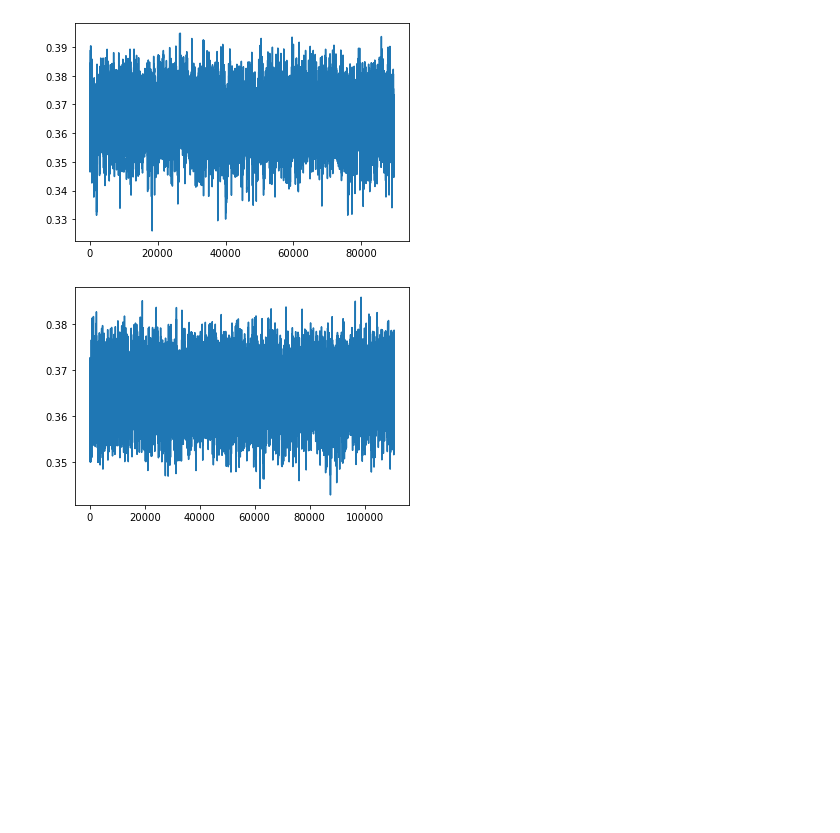
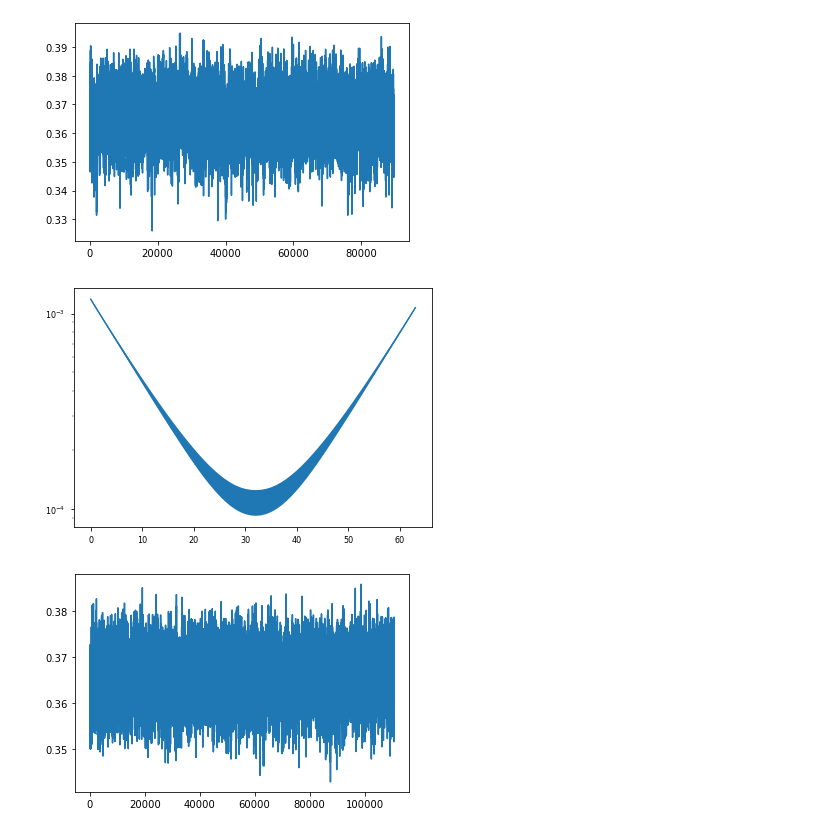
Before and after one commit to jannisgebbo/langevinA, a Jupyter notebook: jupyter_notebooks/ModelG_spectral_function.ipynb, the cells around one changed output. Drawn from its saved outputs; the diff is of its cells as text; code cells hidden in the pictures; blank space fills up the shorter version.

```diff
--- a/jupyter_notebooks/ModelG_spectral_function.ipynb
+++ b/jupyter_notebooks/ModelG_spectral_function.ipynb
@@ -45,3 +47,8 @@ plt.show()
+# %%
+plotter.plot(data64,"propagator","phi", imOrReal = np.real)
+plt.yscale('log')
+# %% [output]
+[figure, added]
 # %%
 data64.readAv()
 dt = 0.8
```
Also changed, not shown: parts of 8 cells of this notebook, 5 other files.
